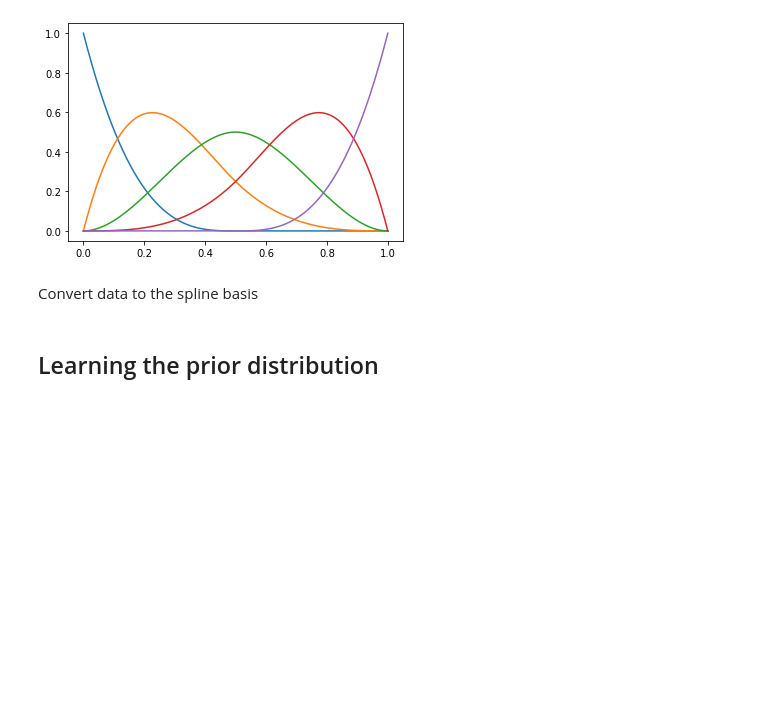
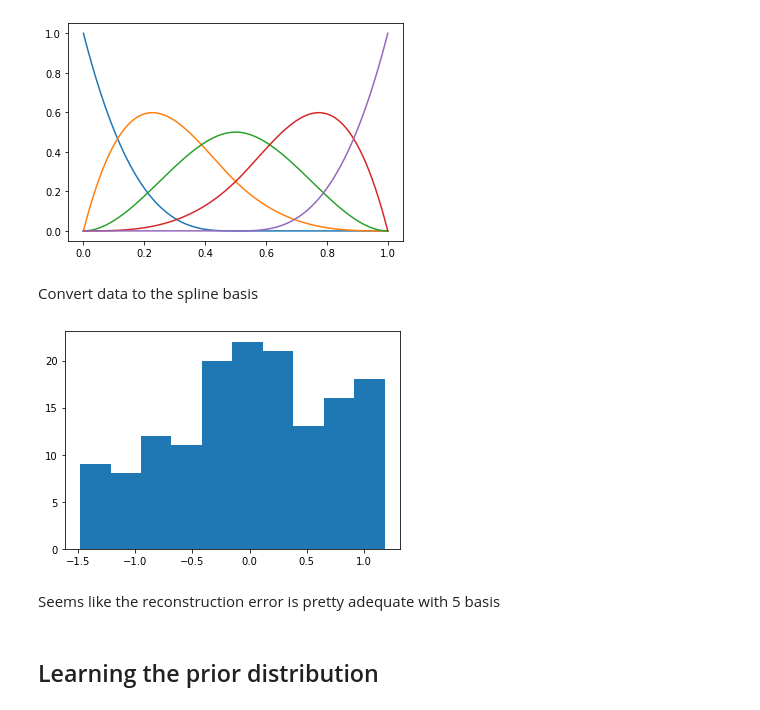
Before and after one commit to thinhhoang95/anomaly-detection-ngsim2, a Jupyter notebook: spherical_codes2.ipynb, the cells around one changed output. Cells and saved outputs as stored; diff of their text form; code cells hidden in the pictures; blank space fills up the shorter version.

```diff
--- a/spherical_codes2.ipynb
+++ b/spherical_codes2.ipynb
@@ -51,6 +50,14 @@ y_coeffs = fdgry_in_splines.coefficients
 friendly_basis = np.zeros((n_basis, t_vec.shape[0]))
 for i in range(n_basis):
     friendly_basis[i,:] = fdgry_in_splines.basis.evaluate(t_vec)[i].reshape(-1)
+# %%
+for i in range(1):
+    y_r = y_coeffs[i] @ friendly_basis
+    plt.hist(y_vec[i] - y_r)
+# %% [output]
+[figure, added]
+# %% [markdown]
+Seems like the reconstruction error is pretty adequate with 5 basis
 # %% [markdown]
 ## Learning the prior distribution
 # %%
```
Also changed, not shown: parts of 35 cells of this notebook.
